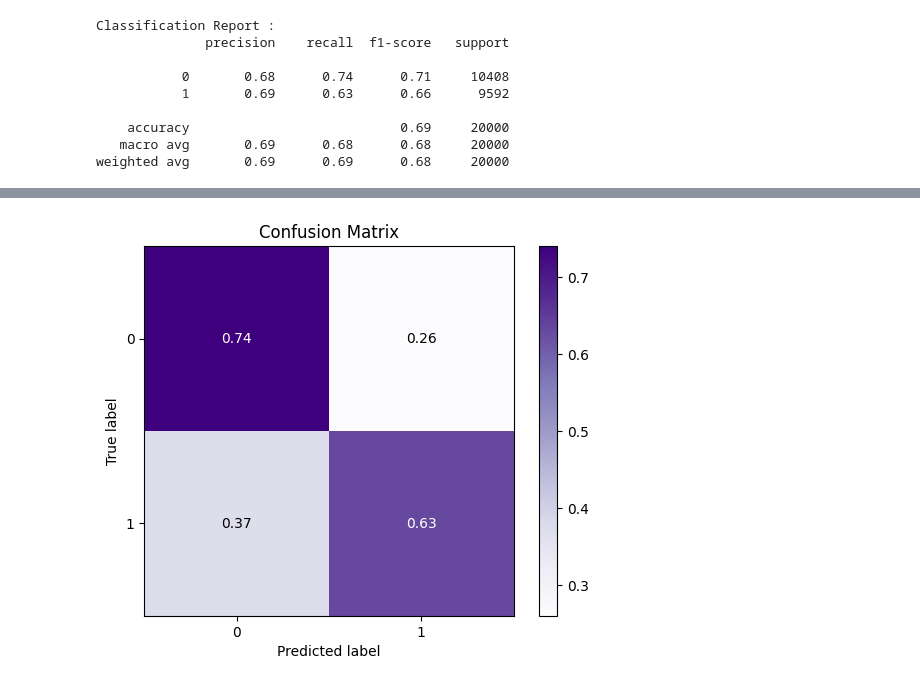
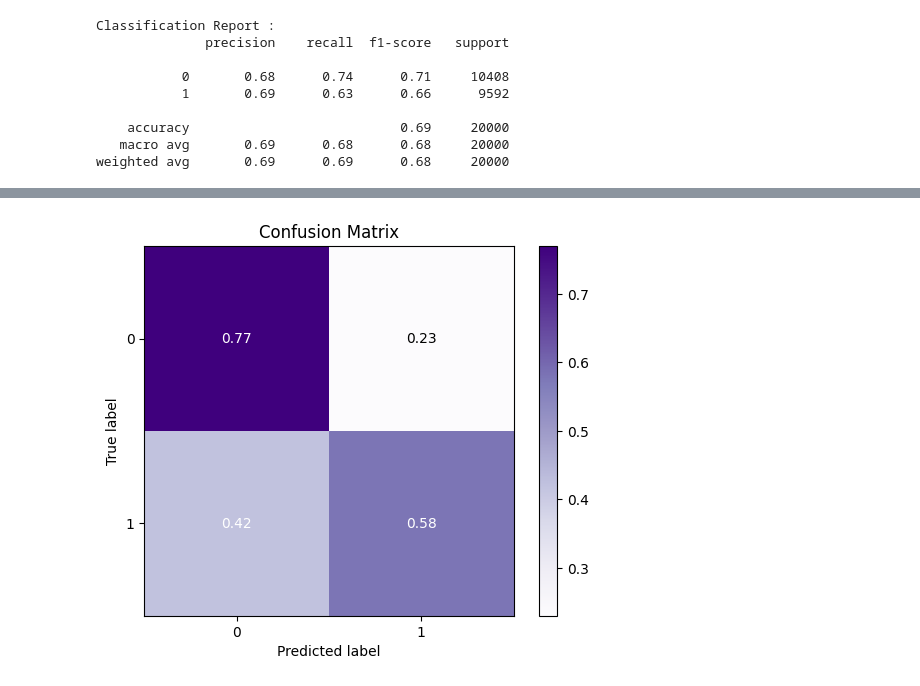
Before and after one commit to Vachonni/TrainingNLP, a Jupyter notebook: ConsortFormationNLP.ipynb, the cells around one changed output, grey strips where cells are left out. Cells and saved outputs as stored; diff of their text form; code cells hidden in the pictures.

```diff
--- a/ConsortFormationNLP.ipynb
+++ b/ConsortFormationNLP.ipynb
@@ -198,4 +242,4 @@ lex.head(10)
 # %%
-test_data['word_pos'] = test_data['nosw_tokenized_clean_review'].apply(lambda l: [w for w in l if w in lex['positive'].values])
+test_data['word_pos'] = test_data['nosw_review'].apply(lambda l: [w for w in l if w in lex['positive'].dropna().values])
 test_data.head()
 # %% [output]
@@ -215,4 +252,4 @@ test_data.head()
 # %%
-test_data['word_neg'] = test_data['nosw_tokenized_clean_review'].apply(lambda l: [w for w in l if w in lex['negative'].values])
+test_data['word_neg'] = test_data['nosw_review'].apply(lambda l: [w for w in l if w in lex['negative'].values])
 test_data.head()
 # %% [output]
@@ -235,3 +272,3 @@ test_data.head()
 # %%
-test_data['pred_polarity'] = test_data['diff_pos_neg'] > 0
-test_data
+test_data['pred_polarity_lex'] = test_data['diff_pos_neg'] > 0
+test_data.head()
@@ -258,0 +315,6 @@ weighted avg       0.69      0.69      0.68     20000
+# %%
+test_data['word_pos_rad'] = test_data['stemmed_reviews'].apply(lambda l: [w for w in l if w in lex['positive_stemmed'].dropna().values])
+test_data['word_neg_rad'] = test_data['stemmed_reviews'].apply(lambda l: [w for w in l if w in lex['negative_stemmed'].values])
+test_data['diff_pos_neg_rad'] = test_data['word_pos_rad'].apply(len) - test_data['word_neg_rad'].apply(len)
+test_data['pred_polarity_lex_rad'] = test_data['diff_pos_neg_rad'] > 0
+test_data.head()
@@ -259,10 +328,8 @@ weighted avg       0.69      0.69      0.68     20000
 # %%
-import scikitplot as skplt
-
-skplt.metrics.plot_confusion_matrix(test_data['polarity'], test_data['pred_polarity'],
+skplt.metrics.plot_confusion_matrix(test_data['polarity'], test_data['pred_polarity_lex_rad'],
                                     normalize=True,
                                     title="Confusion Matrix",
                                     cmap="Purples",
                                     );
 # %% [output]
-[figure, old version]
+[figure, new version]
```
Also changed, not shown: parts of 33 cells of this notebook.
